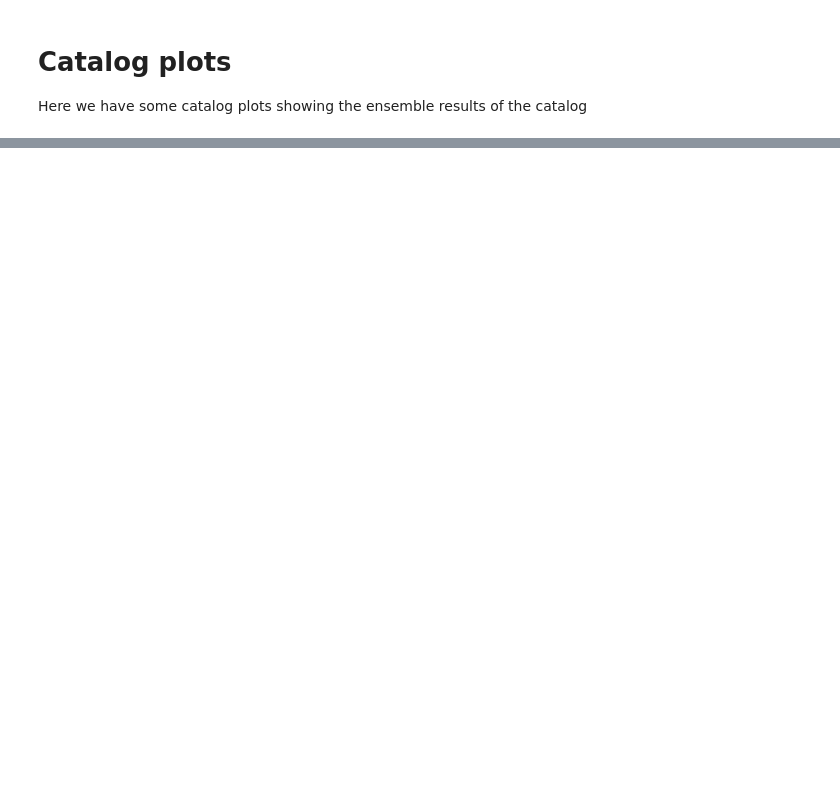
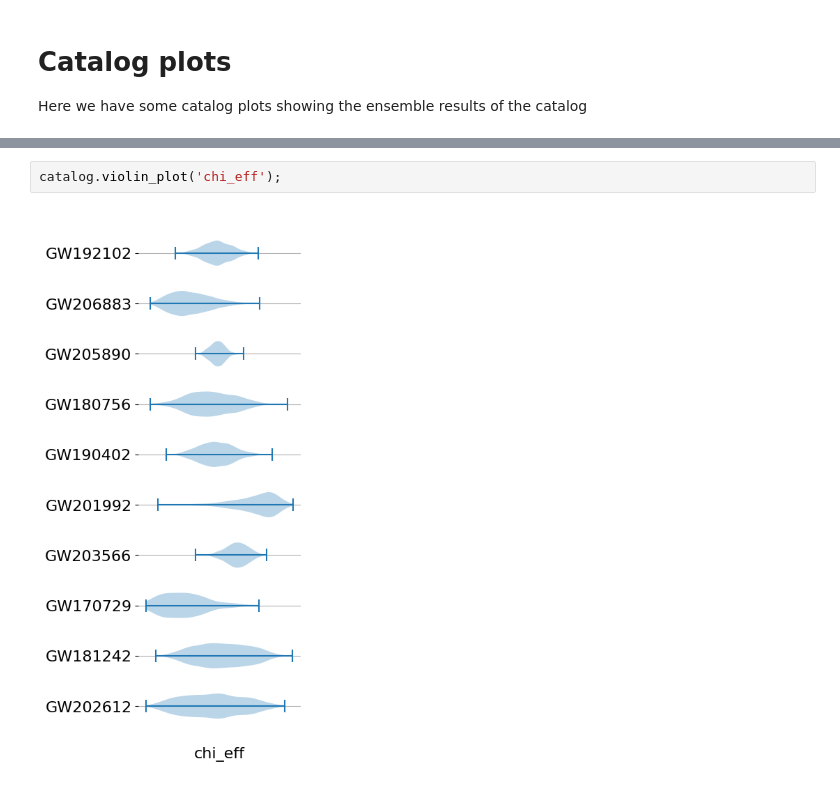
Before and after one commit to nrsur-catalog/NRSurCat-1, a Jupyter notebook: src/nrsur_catalog/web_builder/page_templates/catalog_plots.ipynb, the cells around one changed output, grey strips where cells are left out. Saved outputs shown, nothing was run; the diff lists cells and outputs as text; blank space fills up the shorter version.

```diff
--- a/src/nrsur_catalog/web_builder/page_templates/catalog_plots.ipynb
+++ b/src/nrsur_catalog/web_builder/page_templates/catalog_plots.ipynb
@@ -10,0 +27,4 @@ catalog.violin_plot(parameter="mass_1")
+# %%
+catalog.violin_plot('chi_eff');
+# %% [output]
+[figure, added]
```
Also changed, not shown: parts of 2 cells of this notebook, 5 other files.
